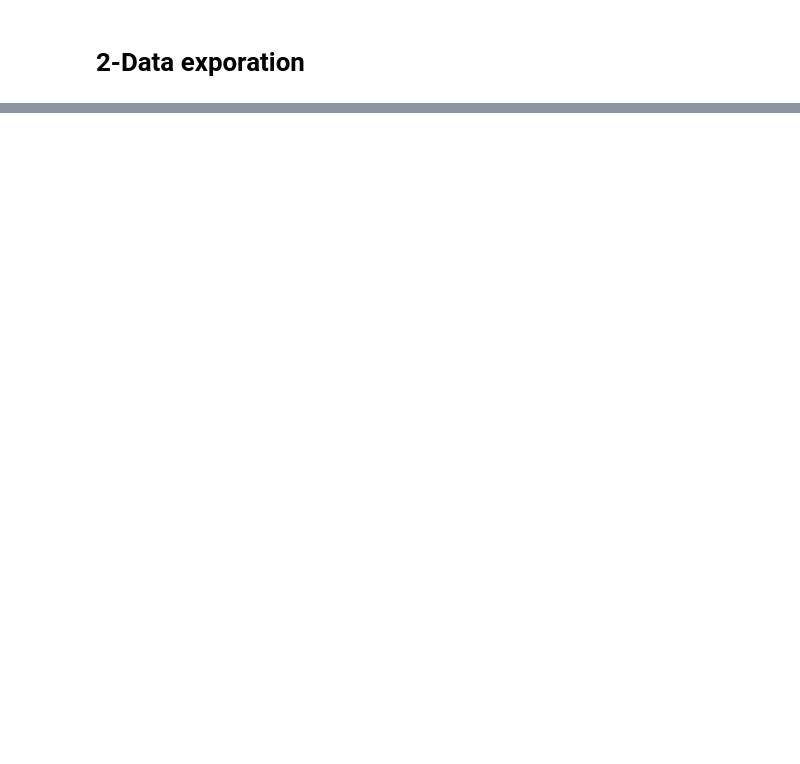
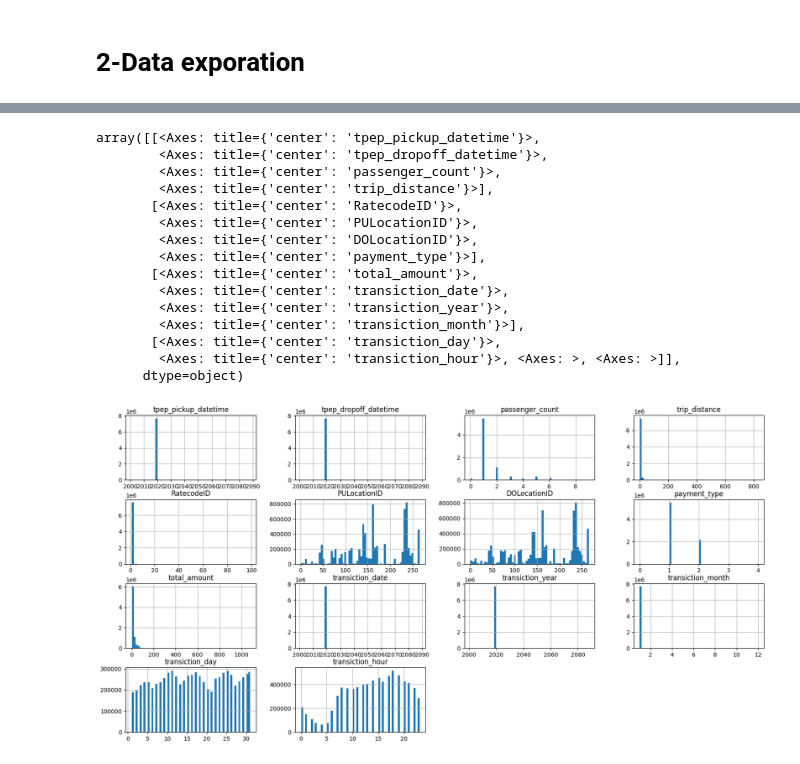
Before and after one commit to ebraheem002/nyc-taxi, a Jupyter notebook: presentable nootebook.ipynb, the cells around one changed output, grey strips where cells are left out. Cells and saved outputs as stored; diff of their text form; code cells hidden in the pictures; blank space fills up the shorter version.

```diff
--- a/presentable nootebook.ipynb
+++ b/presentable nootebook.ipynb
@@ -61,5 +157,22 @@ taxi_db_prepared.head()
 # %%
-#taxi_db_prepared.hist(figsize=(20,10), bins = 60)
+taxi_db_prepared.hist(figsize=(20,10), bins = 60)
+# %% [output]
+array([[<Axes: title={'center': 'tpep_pickup_datetime'}>,
+        <Axes: title={'center': 'tpep_dropoff_datetime'}>,
+        <Axes: title={'center': 'passenger_count'}>,
+        <Axes: title={'center': 'trip_distance'}>],
+       [<Axes: title={'center': 'RatecodeID'}>,
+        <Axes: title={'center': 'PULocationID'}>,
+        <Axes: title={'center': 'DOLocationID'}>,
+        <Axes: title={'center': 'payment_type'}>],
+       [<Axes: title={'center': 'total_amount'}>,
+        <Axes: title={'center': 'transiction_date'}>,
+        <Axes: title={'center': 'transiction_year'}>,
+        <Axes: title={'center': 'transiction_month'}>],
+       [<Axes: title={'center': 'transiction_day'}>,
+        <Axes: title={'center': 'transiction_hour'}>, <Axes: >, <Axes: >]],
+      dtype=object)
+[figure, added]
 # %%
 taxi_db_prepared = taxi_db_prepared[taxi_db_prepared['transiction_year'] == 2019]
 taxi_db_prepared = taxi_db_prepared[taxi_db_prepared['transiction_month'] == 1]
```
Also changed, not shown: parts of 26 cells of this notebook.
